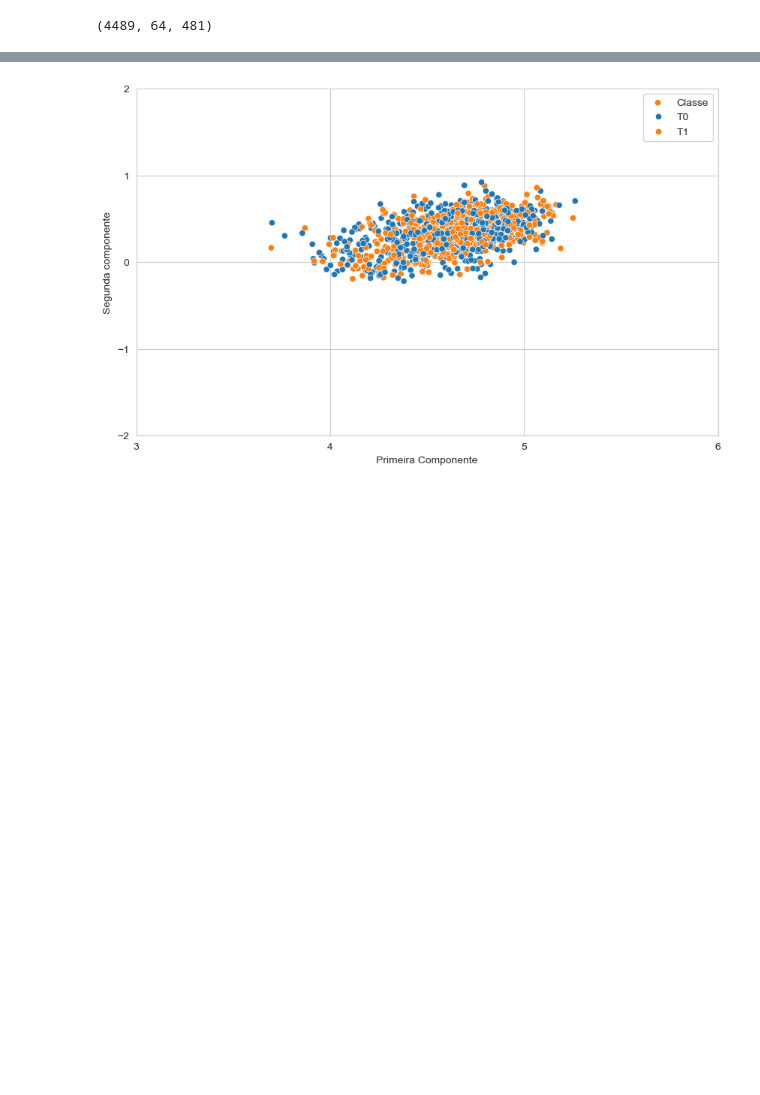
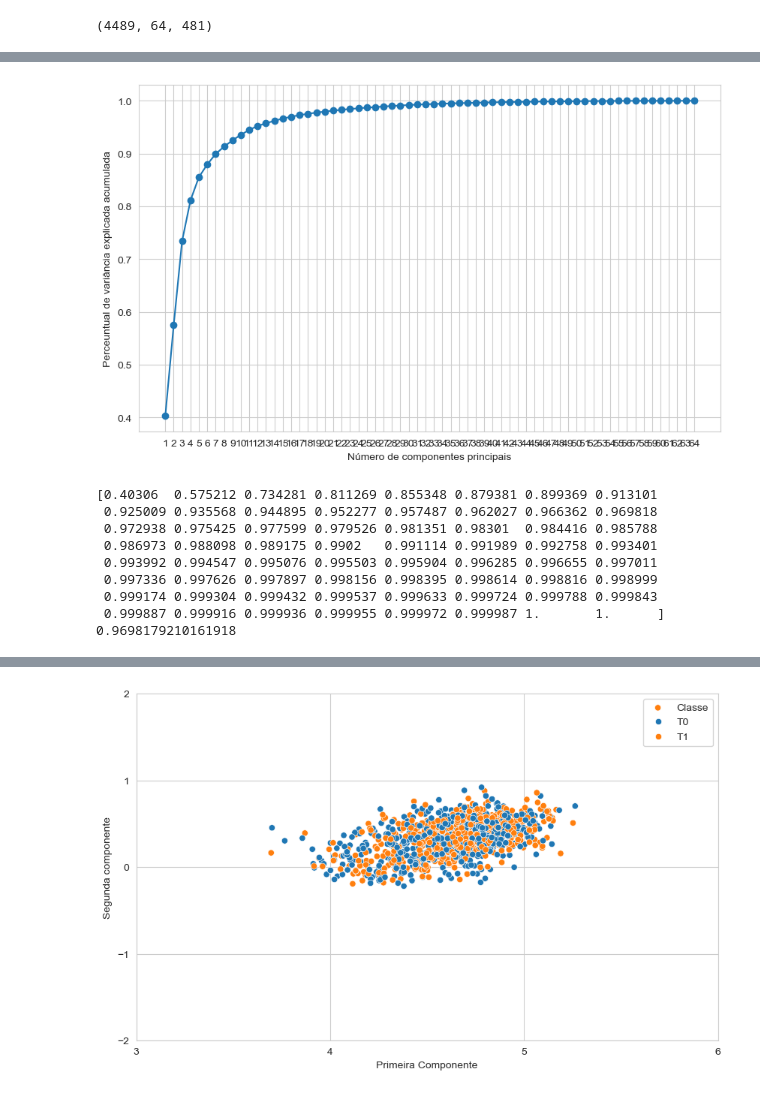
Before and after one commit to MasterExecuson/Data_Science, a Jupyter notebook: code/novos modelos e tratamentos de dados/TCC - epochs processing.ipynb, the cells around one changed output, grey strips where cells are left out. Cells and saved outputs as stored; diff of their text form; code cells hidden in the pictures; blank space fills up the shorter version.

```diff
--- a/code/novos modelos e tratamentos de dados/TCC - epochs processing.ipynb
+++ b/code/novos modelos e tratamentos de dados/TCC - epochs processing.ipynb
@@ -161,0 +315,26 @@ X_train, X_test, y_train, y_test = train_test_split(X_train_full, y_train_full,
+# %%
+pca_data = PCA()
+for event in X_train:
+    pca_data.fit(event)
+
+variancia_explicada_acumulada_data = np.cumsum(pca_data.explained_variance_ratio_)
+
+
+fig, ax = plt.subplots(figsize=(10, 6))
+eixo_x = list(range(1, len(variancia_explicada_acumulada_data)+1))
+ax.plot(eixo_x, variancia_explicada_acumulada_data, marker="o")
+ax.set_xlabel("Número de componentes principais")
+ax.set_ylabel("Perceuntual de variância explicada acumulada")
+ax.set_xticks(eixo_x)
+plt.show()
+print(variancia_explicada_acumulada_data,variancia_explicada_acumulada_data[16-1])
+# %% [output]
+[figure, added]
+[0.40306  0.575212 0.734281 0.811269 0.855348 0.879381 0.899369 0.913101
+ 0.925009 0.935568 0.944895 0.952277 0.957487 0.962027 0.966362 0.969818
+ 0.972938 0.975425 0.977599 0.979526 0.981351 0.98301  0.984416 0.985788
+ 0.986973 0.988098 0.989175 0.9902   0.991114 0.991989 0.992758 0.993401
+ 0.993992 0.994547 0.995076 0.995503 0.995904 0.996285 0.996655 0.997011
+ 0.997336 0.997626 0.997897 0.998156 0.998395 0.998614 0.998816 0.998999
+ 0.999174 0.999304 0.999432 0.999537 0.999633 0.999724 0.999788 0.999843
+ 0.999887 0.999916 0.999936 0.999955 0.999972 0.999987 1.       1.      ] 0.9698179210161918
```
Also changed, not shown: parts of 25 cells of this notebook.
